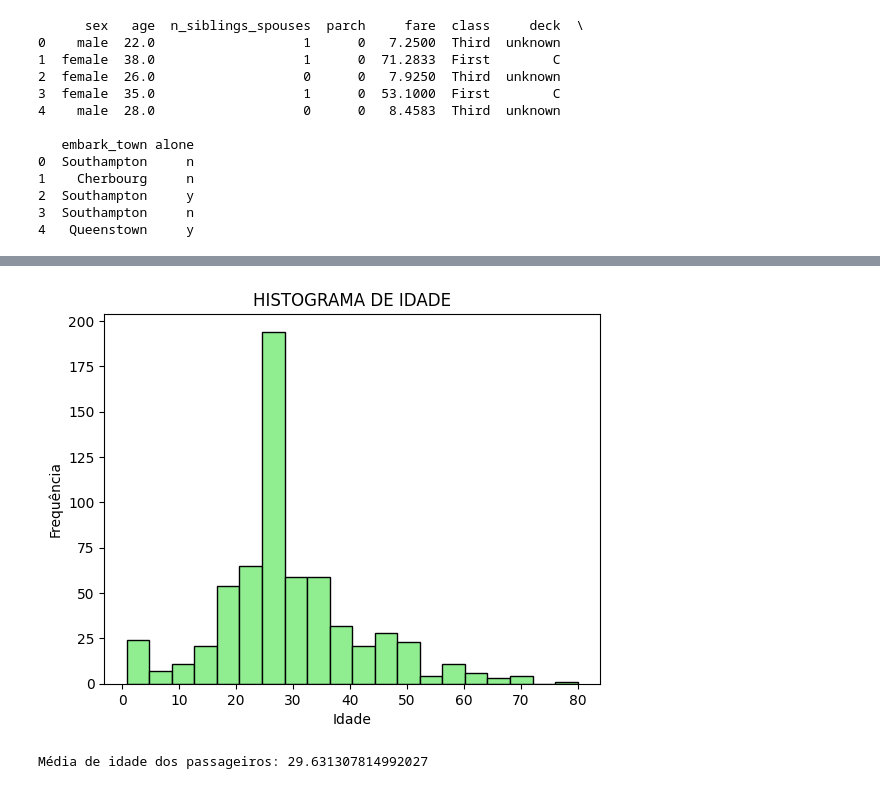
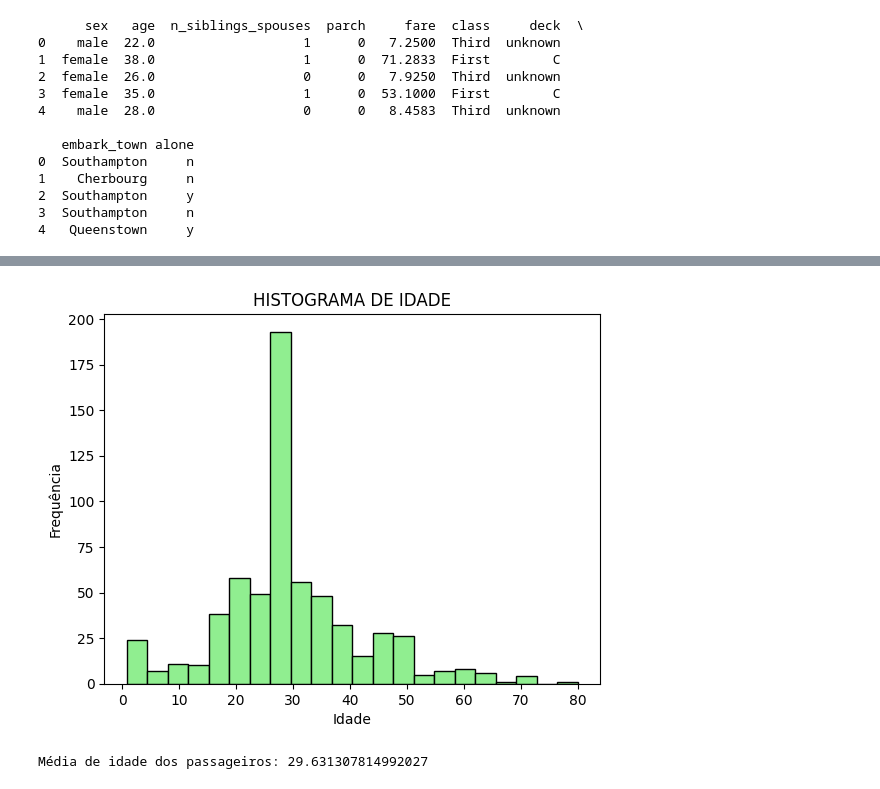
Before and after one commit to ThFaro/titanicChallenge, a Jupyter notebook: Desafio.ipynb, the cells around one changed output, grey strips where cells are left out. Saved outputs shown, nothing was run; the diff lists cells and outputs as text; code cells hidden in the pictures.

```diff
--- a/Desafio.ipynb
+++ b/Desafio.ipynb
@@ -93,13 +93,13 @@ dtypes: float64(2), int64(2), object(5)
 memory usage: 44.2+ KB
 None
 # %%
-plt.hist(dftrain['age'], bins=20, color='lightgreen', edgecolor='black')
+plt.hist(dftrain['age'], bins=22, color='lightgreen', edgecolor='black')
 plt.xlabel('Idade')
 plt.ylabel('Frequência')
 plt.title('HISTOGRAMA DE IDADE')
 plt.show()
 # %% [output]
-[figure, old version]
+[figure, new version]
 # %%
 media_idade = dftrain['age'].mean()
 print("Média de idade dos passageiros:", media_idade)
```
Also changed, not shown: parts of 5 cells of this notebook.
